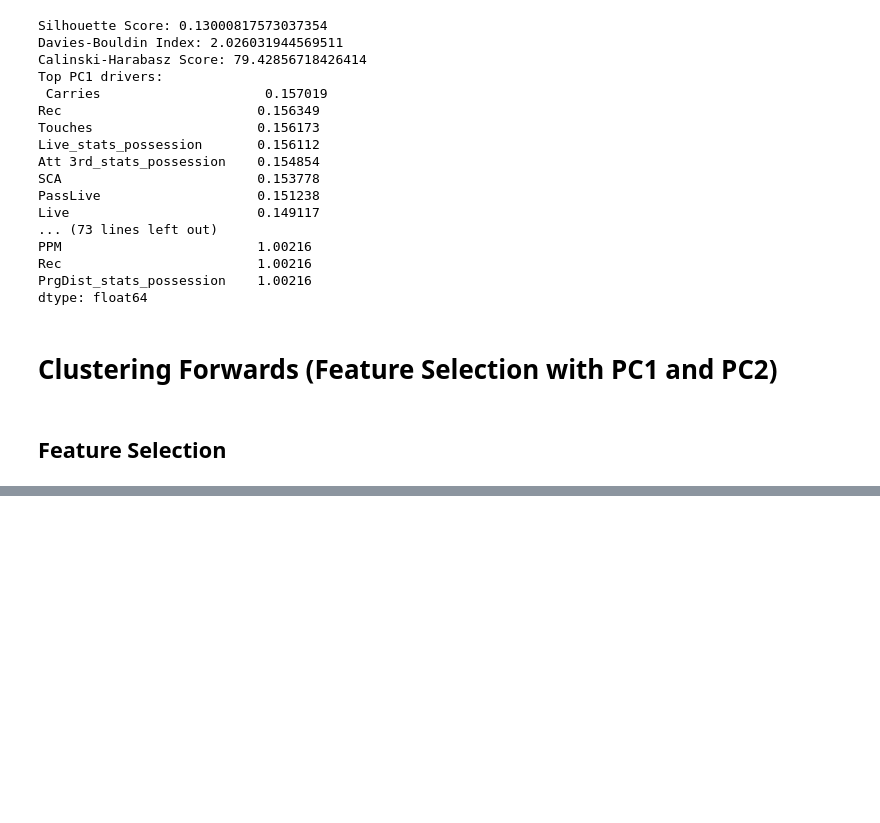
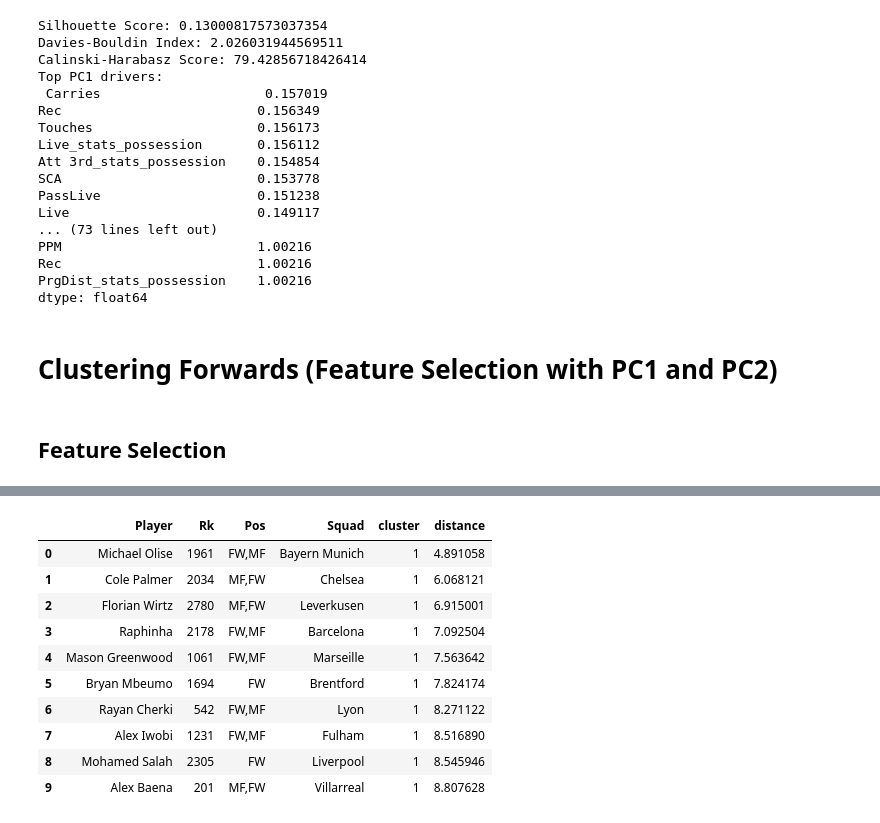
Before and after one commit to HaneefT/Transfer-Oracle, a Jupyter notebook: src/clustering/clustering.ipynb, the cells around one changed output, grey strips where cells are left out. Saved outputs shown, nothing was run; the diff lists cells and outputs as text; code cells hidden in the pictures; blank space fills up the shorter version.

Commit message:
Mechanism for K closest players to given player.

```diff
--- a/src/clustering/clustering.ipynb
+++ b/src/clustering/clustering.ipynb
@@ -314,0 +338,87 @@ Players in cluster 1: 64
+# %%
+import numpy as np
+import pandas as pd
+from sklearn.neighbors import NearestNeighbors
+from sklearn.metrics import silhouette_samples
+
+# 1) Keep references to what you clustered on
+feature_cols = selected_features
+X = fw_scaled_sel
+labels = clusters
+
+# 2) Per-cluster kNN models (built on the SAME scaled matrix X)
+per_cluster_nn = {}
+per_cluster_idx = {}   # rows of df_fw used for each cluster (after any NaN drops – shouldn't happen since you filledna)
+
+for c in np.unique(labels):
+    idx = np.where(labels == c)[0]
+    Xc = X[idx, :]
+    # n_neighbors+1 to allow excluding self at query time
+    nn = NearestNeighbors(n_neighbors=min(11, len(idx)), metric="euclidean", algorithm="auto")
+    nn.fit(Xc)
+    per_cluster_nn[c] = nn
+    per_cluster_idx[c] = idx
+
+# 3) Helper to query nearest neighbors for a given player name (or row index)
+def nearest_players_within_cluster(df, player_name=None, row_idx=None, k=5, id_col="Player"):
+    if player_name is None and row_idx is None:
+        raise ValueError("Provide either player_name or row_idx.")
+    if row_idx is None:
+        match = df.index[df[id_col] == player_name].tolist()
+        if not match:
+            raise ValueError(f"Player '{player_name}' not found in column '{id_col}'.")
+        row_idx = match[0]
+
+    c = labels[row_idx]
+    nn = per_cluster_nn[c]
+    idx = per_cluster_idx[c]
+
+    # Query using the same scaled vector you clustered with
+    xq = X[row_idx].reshape(1, -1)
+    # Ask for k+1 so we can drop 'self' if it appears
+    n_q = min(k+1, len(idx))
+    dists, inds = nn.kneighbors(xq, n_neighbors=n_q)
+    dists, inds = dists[0], inds[0]
+
+    # Map local neighbor indices back to global row indices
+    global_inds = idx[inds]
+
+    # Drop self if present
+    mask = global_inds != row_idx
+    global_inds = global_inds[mask]
+    dists = dists[mask]
+
+    # Trim to k
+    global_inds = global_inds[:k]
+    dists = dists[:k]
+
+    # Build a tidy result frame
+    cols_to_show = [c for c in [id_col, "Rk", "Pos", "Squad", "cluster"] if c in df.columns]
+    out = df.iloc[global_inds][cols_to_show].copy()
+    out["distance"] = dists
+    return out.reset_index(drop=True)
+
+# 4) Example usage:
+display(nearest_players_within_cluster(df_fw, player_name="Lamine Yamal", k=10))
+
+# 5) Optional: per-cluster diagnostics
+sil_samples = silhouette_samples(X, labels, metric="euclidean")
+cluster_report = (
+    pd.DataFrame({"cluster": labels, "silhouette": sil_samples})
+    .groupby("cluster")
+    .agg(n=("cluster", "size"), mean_sil=("silhouette", "mean"), median_sil=("silhouette", "median"))
+    .sort_index()
+)
+print(cluster_report)
+# %% [output]
+|  | Player | Rk | Pos | Squad | cluster | distance |
+| 0 | Michael Olise | 1961 | FW,MF | Bayern Munich | 1 | 4.891058 |
+| 1 | Cole Palmer | 2034 | MF,FW | Chelsea | 1 | 6.068121 |
+| 2 | Florian Wirtz | 2780 | MF,FW | Leverkusen | 1 | 6.915001 |
+| 3 | Raphinha | 2178 | FW,MF | Barcelona | 1 | 7.092504 |
+| 4 | Mason Greenwood | 1061 | FW,MF | Marseille | 1 | 7.563642 |
+| 5 | Bryan Mbeumo | 1694 | FW | Brentford | 1 | 7.824174 |
+| 6 | Rayan Cherki | 542 | FW,MF | Lyon | 1 | 8.271122 |
+| 7 | Alex Iwobi | 1231 | FW,MF | Fulham | 1 | 8.516890 |
+| 8 | Mohamed Salah | 2305 | FW | Liverpool | 1 | 8.545946 |
+| 9 | Alex Baena | 201 | MF,FW | Villarreal | 1 | 8.807628 |
```
Also changed, not shown: parts of 2 cells of this notebook.
